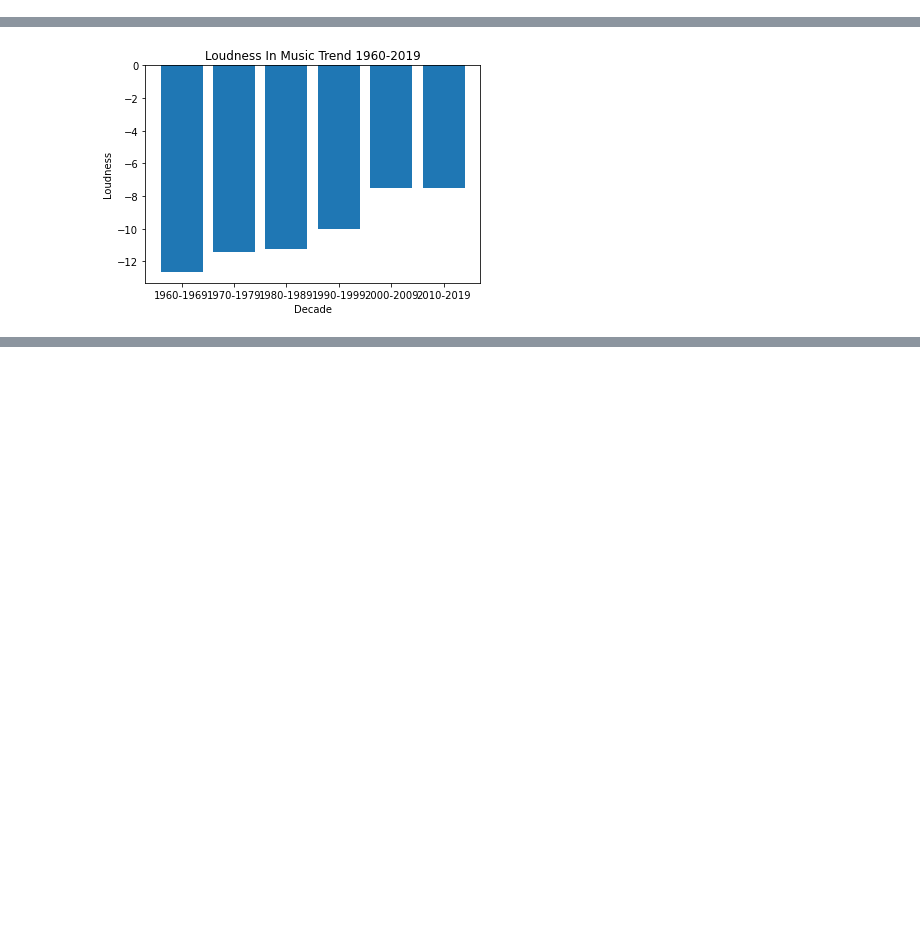
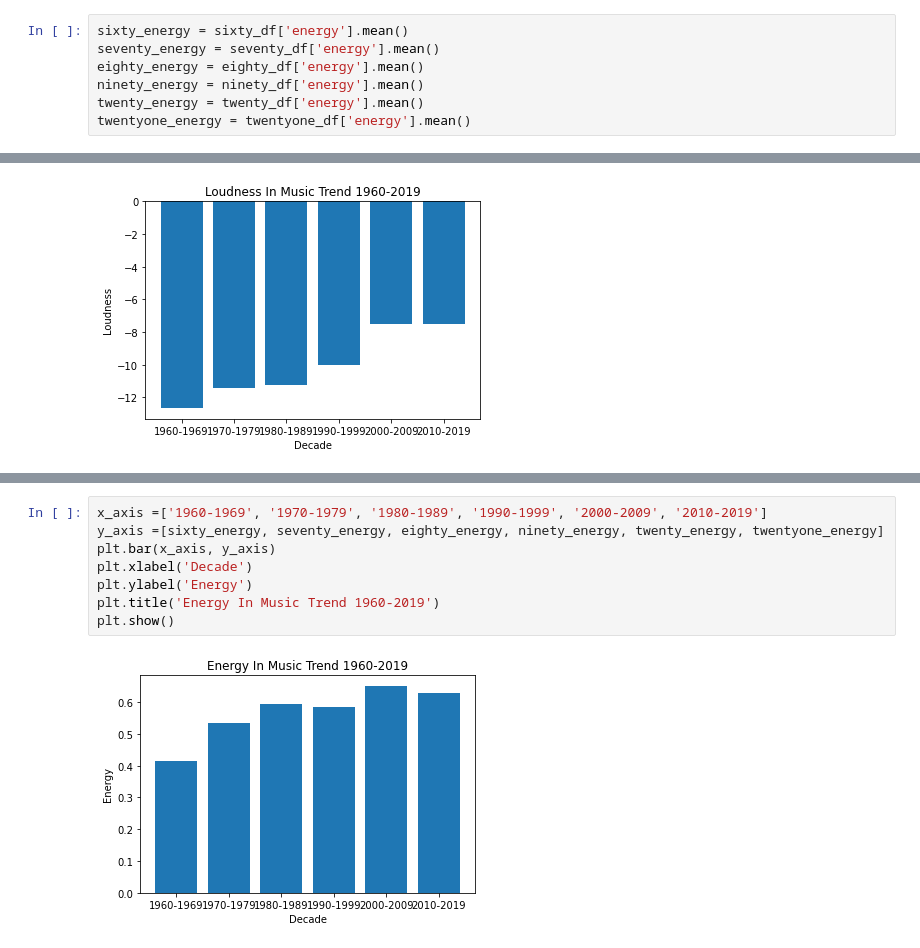
Before and after one commit to CameronSunyich/Group_Final_Project, a Jupyter notebook: Trends Graphs by Decades.ipynb, the cells around one changed output, grey strips where cells are left out. Drawn from its saved outputs; the diff is of its cells as text; blank space fills up the shorter version.

```diff
--- a/Trends Graphs by Decades.ipynb
+++ b/Trends Graphs by Decades.ipynb
@@ -53,0 +61,7 @@ twentyone_loudness = twentyone_df['loudness'].mean()
+# %%
+sixty_energy = sixty_df['energy'].mean()
+seventy_energy = seventy_df['energy'].mean()
+eighty_energy = eighty_df['energy'].mean()
+ninety_energy = ninety_df['energy'].mean()
+twenty_energy = twenty_df['energy'].mean()
+twentyone_energy = twentyone_df['energy'].mean()
@@ -84,0 +116,10 @@ plt.show()
+# %%
+x_axis =['1960-1969', '1970-1979', '1980-1989', '1990-1999', '2000-2009', '2010-2019']
+y_axis =[sixty_energy, seventy_energy, eighty_energy, ninety_energy, twenty_energy, twentyone_energy]
+plt.bar(x_axis, y_axis)
+plt.xlabel('Decade')
+plt.ylabel('Energy')
+plt.title('Energy In Music Trend 1960-2019')
+plt.show()
+# %% [output]
+[figure, added]
```
Also changed, not shown: parts of 4 cells of this notebook.
